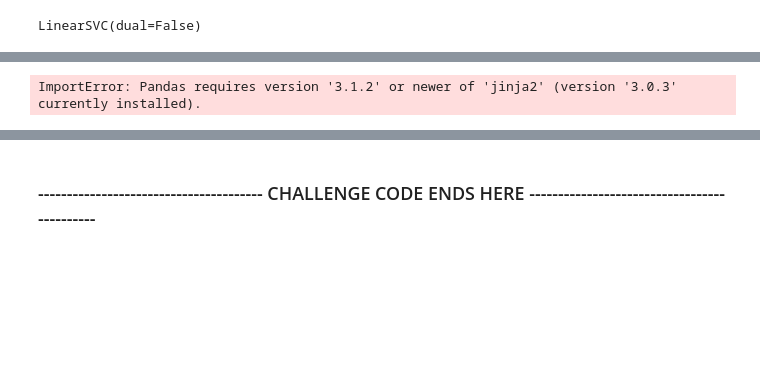
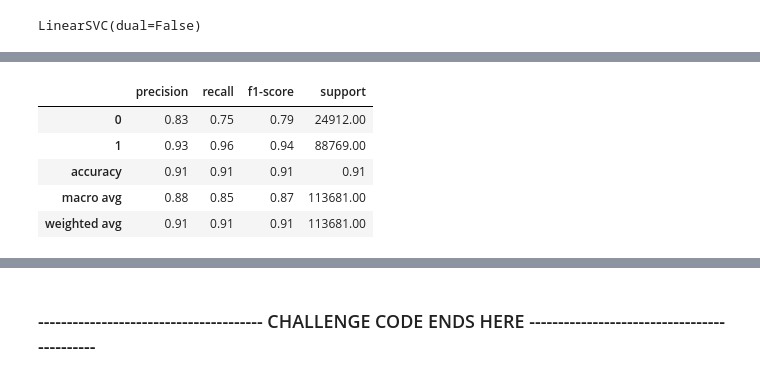
Before and after one commit to rakdey1/ml27, a Jupyter notebook: SentimentAnalysis.ipynb, the cells around one changed output, grey strips where cells are left out. Cells and saved outputs as stored; diff of their text form; code cells hidden in the pictures; blank space fills up the shorter version.

```diff
--- a/SentimentAnalysis.ipynb
+++ b/SentimentAnalysis.ipynb
@@ -236,9 +231,15 @@ Requirement already satisfied: six>=1.5 in /usr/lib/python3/dist-packages (from
 # %%
 # Predict using training and testing data and display the accuracy, f-1 score, precision for Positive and Negative Sentiment Classifiers
 svr_lin_predictions = svr_lin.predict(tvec.transform(X_test_cleaned))
 report = classification_report(Y_test,svr_lin_predictions, output_dict=True)
 data_report = pd.DataFrame(report).transpose().round(2)
-cm = sns.light_palette("yellow", as_cmap=True)
-data_report.style.background_gradient(cmap=cm)
+# cm = sns.light_palette("yellow", as_cmap=True)
+# data_report.style.background_gradient(cmap=cm)
+display(data_report)
 # %% [output]
-ImportError: Pandas requires version '3.1.2' or newer of 'jinja2' (version '3.0.3' currently installed).
+|  | precision | recall | f1-score | support |
+| 0 | 0.83 | 0.75 | 0.79 | 24912.00 |
+| 1 | 0.93 | 0.96 | 0.94 | 88769.00 |
+| accuracy | 0.91 | 0.91 | 0.91 | 0.91 |
+| macro avg | 0.88 | 0.85 | 0.87 | 113681.00 |
+| weighted avg | 0.91 | 0.91 | 0.91 | 113681.00 |
```
Also changed, not shown: parts of 11 cells of this notebook.
